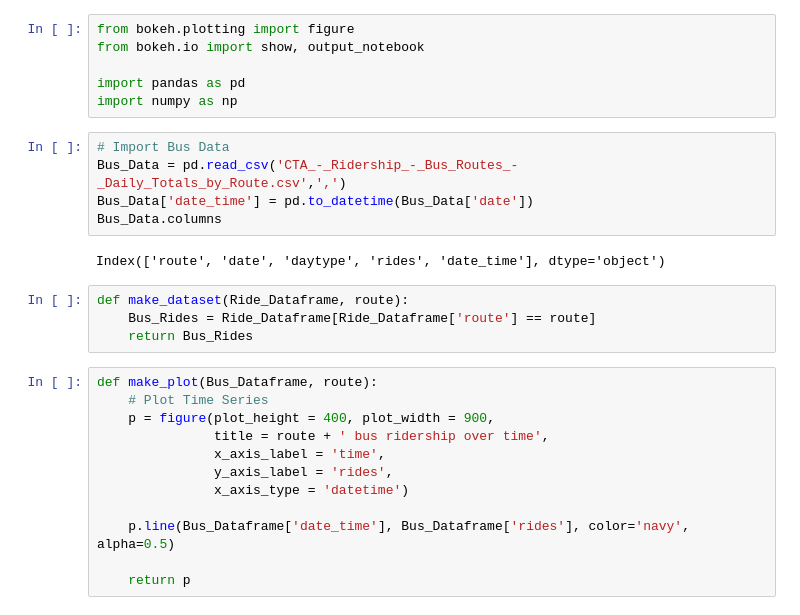
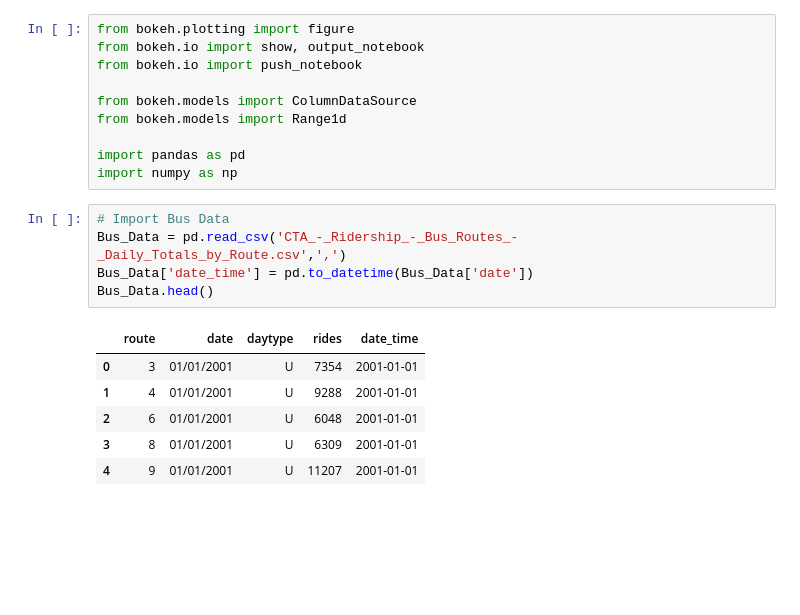
Before and after one commit to cpreid2/Chicago-Bus, a Jupyter notebook: Bokeh Visualizations.ipynb, the cells around one changed output. Cells and saved outputs as stored; diff of their text form; blank space fills up the shorter version.

```diff
--- a/Bokeh Visualizations.ipynb
+++ b/Bokeh Visualizations.ipynb
@@ -1,29 +1,22 @@
 # %%
 from bokeh.plotting import figure
 from bokeh.io import show, output_notebook
+from bokeh.io import push_notebook
+
+from bokeh.models import ColumnDataSource
+from bokeh.models import Range1d
 
 import pandas as pd
 import numpy as np
 # %%
 # Import Bus Data
 Bus_Data = pd.read_csv('CTA_-_Ridership_-_Bus_Routes_-_Daily_Totals_by_Route.csv',',')
 Bus_Data['date_time'] = pd.to_datetime(Bus_Data['date'])
-Bus_Data.columns
+Bus_Data.head()
 # %% [output]
-Index(['route', 'date', 'daytype', 'rides', 'date_time'], dtype='object')
+|  | route | date | daytype | rides | date_time |
+| 0 | 3 | 01/01/2001 | U | 7354 | 2001-01-01 |
+| 1 | 4 | 01/01/2001 | U | 9288 | 2001-01-01 |
+| 2 | 6 | 01/01/2001 | U | 6048 | 2001-01-01 |
+| 3 | 8 | 01/01/2001 | U | 6309 | 2001-01-01 |
+| 4 | 9 | 01/01/2001 | U | 11207 | 2001-01-01 |
-# %%
-def make_dataset(Ride_Dataframe, route):
-    Bus_Rides = Ride_Dataframe[Ride_Dataframe['route'] == route]
-    return Bus_Rides
-# %%
-def make_plot(Bus_Dataframe, route):
-    # Plot Time Series
-    p = figure(plot_height = 400, plot_width = 900,
-               title = route + ' bus ridership over time',
-               x_axis_label = 'time',
-               y_axis_label = 'rides',
-               x_axis_type = 'datetime')
-
-    p.line(Bus_Dataframe['date_time'], Bus_Dataframe['rides'], color='navy', alpha=0.5)
-
-    return p
```
Also changed, not shown: parts of 6 cells of this notebook.
